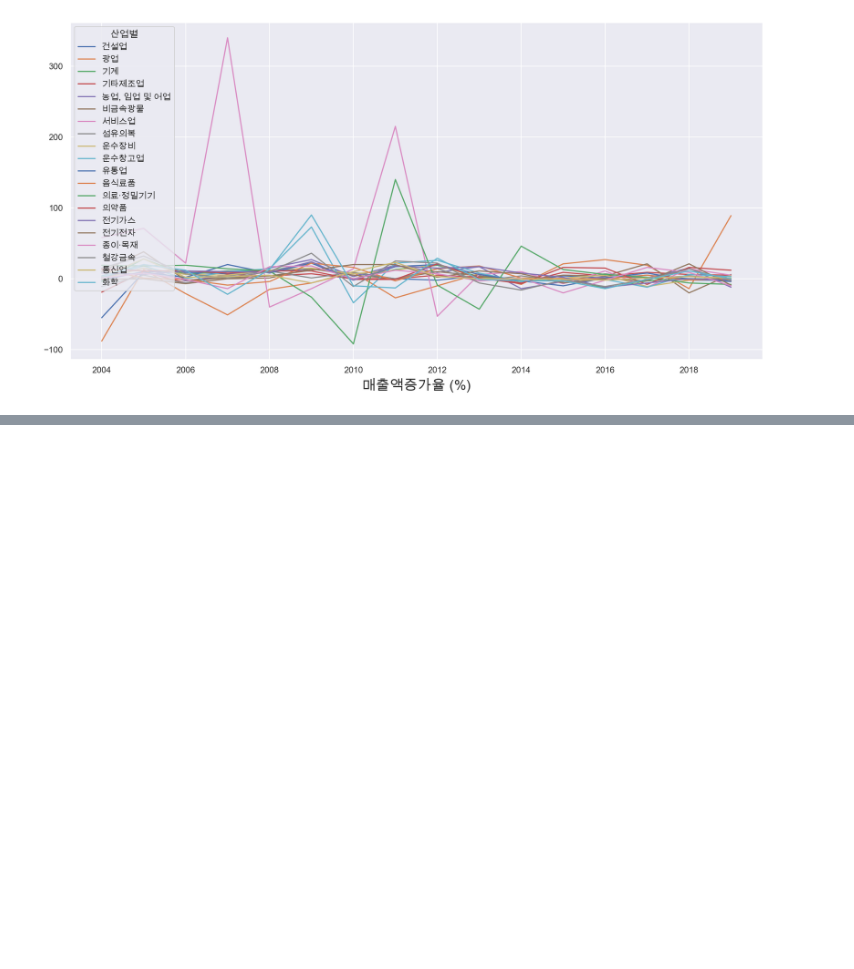
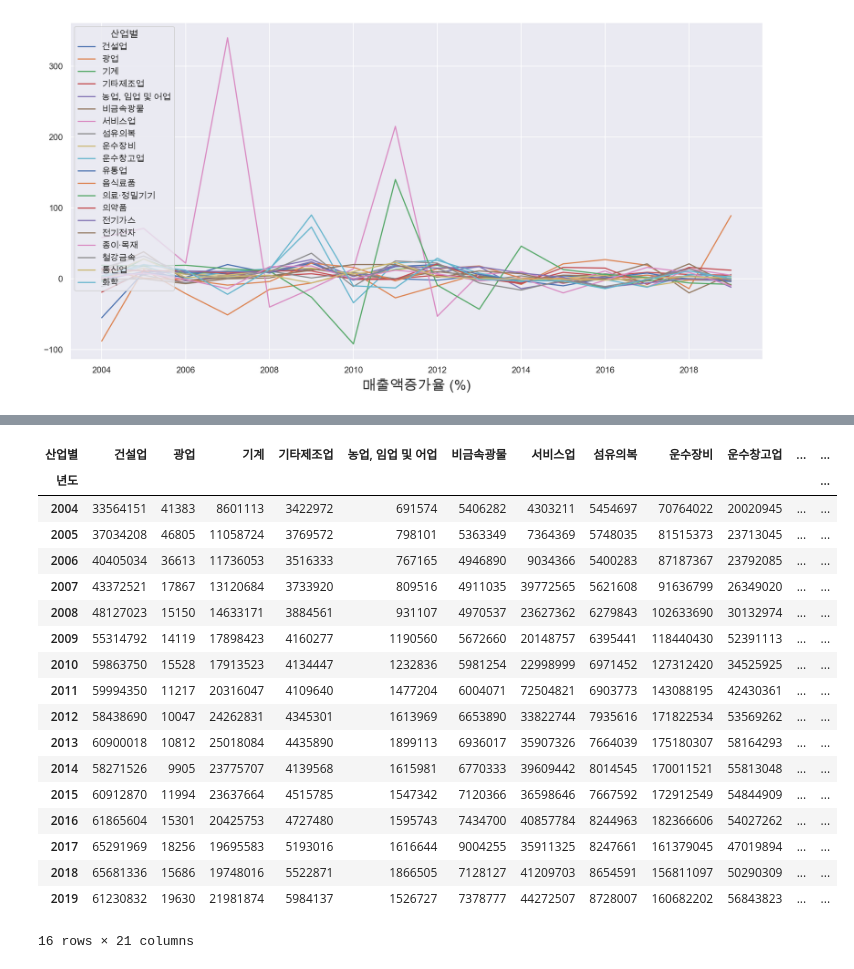
Before and after one commit to dss-16th/eda-repo-1, a Jupyter notebook: revenue.ipynb, the cells around one changed output, grey strips where cells are left out. Cells and saved outputs as stored; diff of their text form; code cells hidden in the pictures; blank space fills up the shorter version.

```diff
--- a/revenue.ipynb
+++ b/revenue.ipynb
@@ -265,0 +288,23 @@ for index in index_list:
+# %%
+df_count = df.pivot('년도','산업별','매출액 (백만원)')
+df_count
+# %% [output]
+| 산업별 | 건설업 | 광업 | 기계 | 기타제조업 | 농업, 임업 및 어업 | 비금속광물 | 서비스업 | 섬유의복 | 운수장비 | 운수창고업 | ... | ... |
+| 년도 |  |  |  |  |  |  |  |  |  |  |  | ... |
+| 2004 | 33564151 | 41383 | 8601113 | 3422972 | 691574 | 5406282 | 4303211 | 5454697 | 70764022 | 20020945 | ... | ... |
+| 2005 | 37034208 | 46805 | 11058724 | 3769572 | 798101 | 5363349 | 7364369 | 5748035 | 81515373 | 23713045 | ... | ... |
+| 2006 | 40405034 | 36613 | 11736053 | 3516333 | 767165 | 4946890 | 9034366 | 5400283 | 87187367 | 23792085 | ... | ... |
+| 2007 | 43372521 | 17867 | 13120684 | 3733920 | 809516 | 4911035 | 39772565 | 5621608 | 91636799 | 26349020 | ... | ... |
+| 2008 | 48127023 | 15150 | 14633171 | 3884561 | 931107 | 4970537 | 23627362 | 6279843 | 102633690 | 30132974 | ... | ... |
+| 2009 | 55314792 | 14119 | 17898423 | 4160277 | 1190560 | 5672660 | 20148757 | 6395441 | 118440430 | 52391113 | ... | ... |
+| 2010 | 59863750 | 15528 | 17913523 | 4134447 | 1232836 | 5981254 | 22998999 | 6971452 | 127312420 | 34525925 | ... | ... |
+| 2011 | 59994350 | 11217 | 20316047 | 4109640 | 1477204 | 6004071 | 72504821 | 6903773 | 143088195 | 42430361 | ... | ... |
+| 2012 | 58438690 | 10047 | 24262831 | 4345301 | 1613969 | 6653890 | 33822744 | 7935616 | 171822534 | 53569262 | ... | ... |
+| 2013 | 60900018 | 10812 | 25018084 | 4435890 | 1899113 | 6936017 | 35907326 | 7664039 | 175180307 | 58164293 | ... | ... |
+| 2014 | 58271526 | 9905 | 23775707 | 4139568 | 1615981 | 6770333 | 39609442 | 8014545 | 170011521 | 55813048 | ... | ... |
+| 2015 | 60912870 | 11994 | 23637664 | 4515785 | 1547342 | 7120366 | 36598646 | 7667592 | 172912549 | 54844909 | ... | ... |
+| 2016 | 61865604 | 15301 | 20425753 | 4727480 | 1595743 | 7434700 | 40857784 | 8244963 | 182366606 | 54027262 | ... | ... |
+| 2017 | 65291969 | 18256 | 19695583 | 5193016 | 1616644 | 9004255 | 35911325 | 8247661 | 161379045 | 47019894 | ... | ... |
+| 2018 | 65681336 | 15686 | 19748016 | 5522871 | 1866505 | 7128127 | 41209703 | 8654591 | 156811097 | 50290309 | ... | ... |
+| 2019 | 61230832 | 19630 | 21981874 | 5984137 | 1526727 | 7378777 | 44272507 | 8728007 | 160682202 | 56843823 | ... | ... |
+16 rows × 21 columns
```
Also changed, not shown: parts of 8 cells of this notebook.
